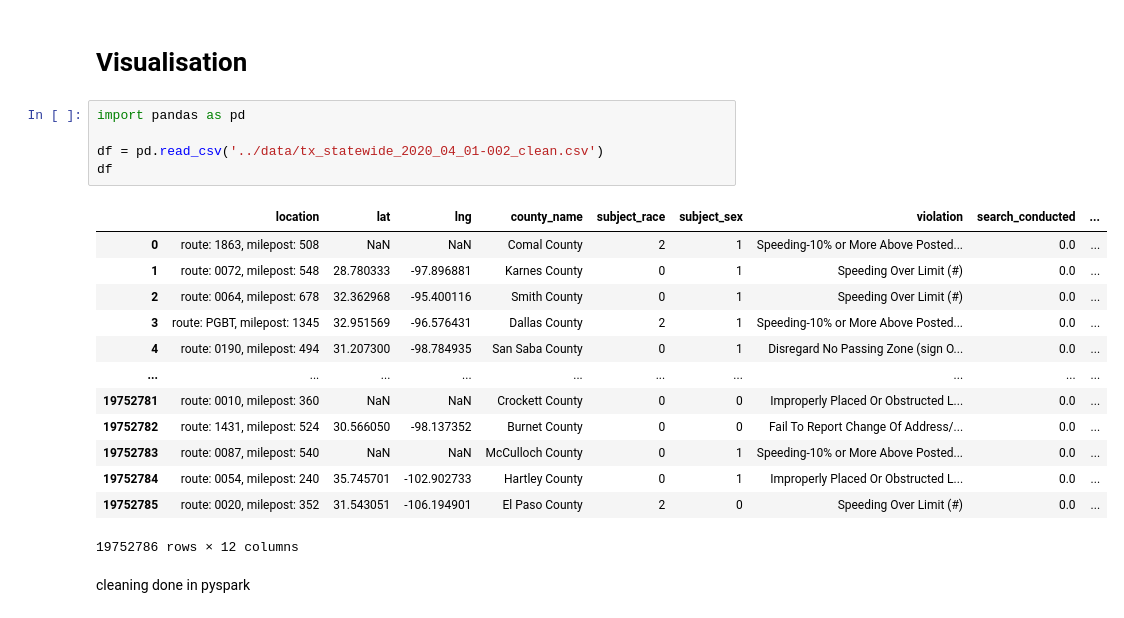
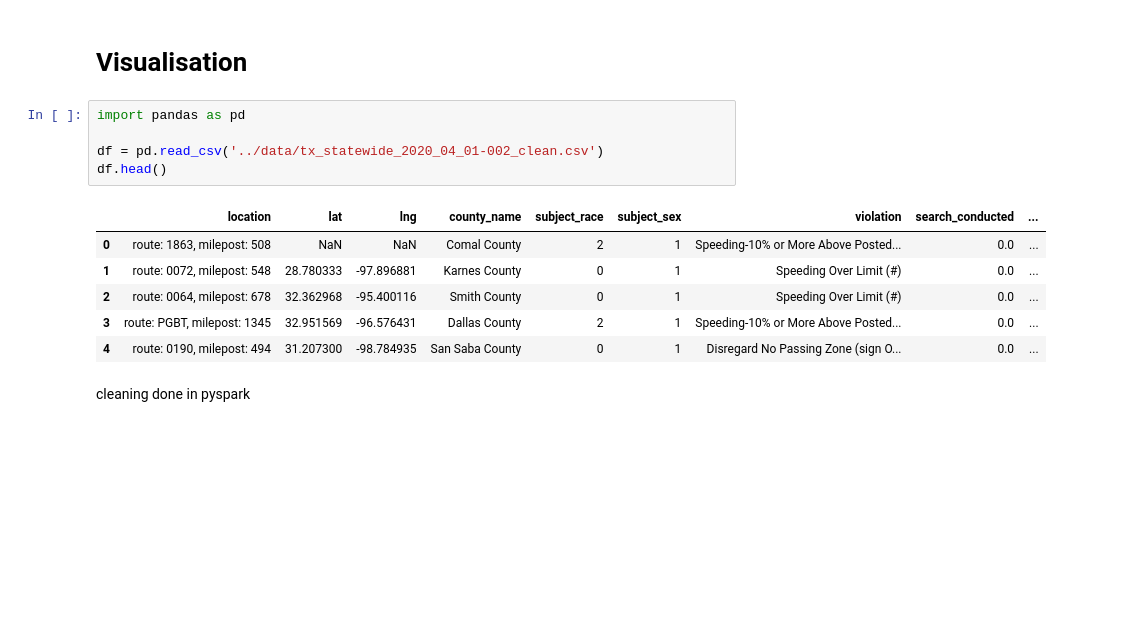
Before and after one commit to Luxchar/Criminalysis, a Jupyter notebook: notebooks/visualization.ipynb, the cells around one changed output. Cells and saved outputs as stored; diff of their text form; blank space fills up the shorter version.

```diff
--- a/notebooks/visualization.ipynb
+++ b/notebooks/visualization.ipynb
@@ -3,22 +3,15 @@
 # %%
 import pandas as pd
 
 df = pd.read_csv('../data/tx_statewide_2020_04_01-002_clean.csv')
-df
+df.head()
 # %% [output]
 |  | location | lat | lng | county_name | subject_race | subject_sex | violation | search_conducted | ... |
 | 0 | route: 1863, milepost: 508 | NaN | NaN | Comal County | 2 | 1 | Speeding-10% or More Above Posted... | 0.0 | ... |
 | 1 | route: 0072, milepost: 548 | 28.780333 | -97.896881 | Karnes County | 0 | 1 | Speeding Over Limit (#) | 0.0 | ... |
 | 2 | route: 0064, milepost: 678 | 32.362968 | -95.400116 | Smith County | 0 | 1 | Speeding Over Limit (#) | 0.0 | ... |
 | 3 | route: PGBT, milepost: 1345 | 32.951569 | -96.576431 | Dallas County | 2 | 1 | Speeding-10% or More Above Posted... | 0.0 | ... |
 | 4 | route: 0190, milepost: 494 | 31.207300 | -98.784935 | San Saba County | 0 | 1 | Disregard No Passing Zone (sign O... | 0.0 | ... |
-| ... | ... | ... | ... | ... | ... | ... | ... | ... | ... |
-| 19752781 | route: 0010, milepost: 360 | NaN | NaN | Crockett County | 0 | 0 | Improperly Placed Or Obstructed L... | 0.0 | ... |
-| 19752782 | route: 1431, milepost: 524 | 30.566050 | -98.137352 | Burnet County | 0 | 0 | Fail To Report Change Of Address/... | 0.0 | ... |
-| 19752783 | route: 0087, milepost: 540 | NaN | NaN | McCulloch County | 0 | 1 | Speeding-10% or More Above Posted... | 0.0 | ... |
-| 19752784 | route: 0054, milepost: 240 | 35.745701 | -102.902733 | Hartley County | 0 | 1 | Improperly Placed Or Obstructed L... | 0.0 | ... |
-| 19752785 | route: 0020, milepost: 352 | 31.543051 | -106.194901 | El Paso County | 2 | 0 | Speeding Over Limit (#) | 0.0 | ... |
-19752786 rows × 12 columns
 # %% [markdown]
 <!-- from pyspark.sql.functions import col, count, when, isnan, isnull
 from pyspark.sql.functions import col, when
```
Also changed, not shown: parts of 17 cells of this notebook, 2 other files.
